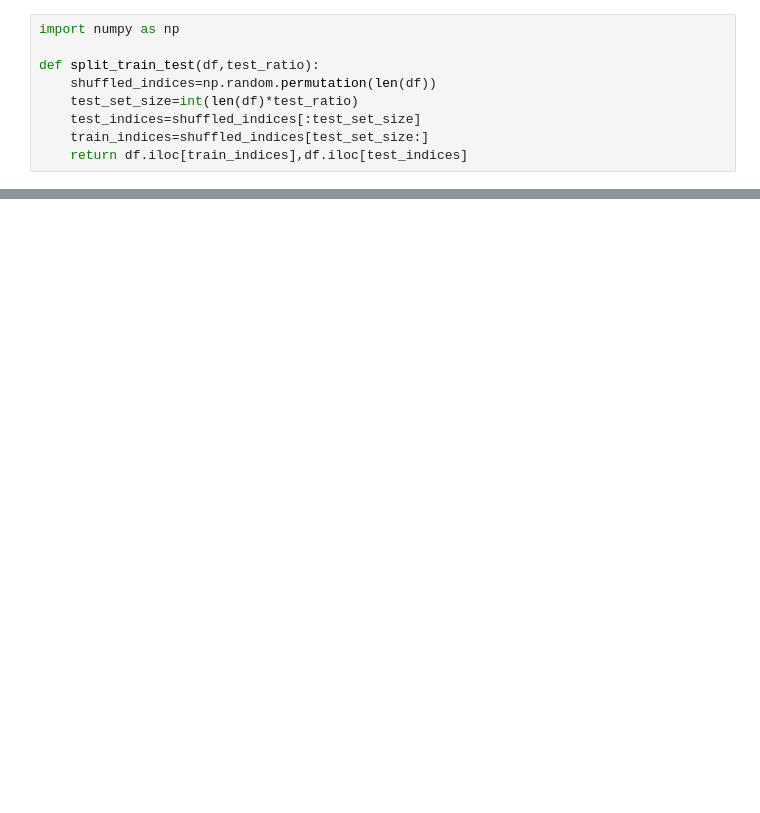
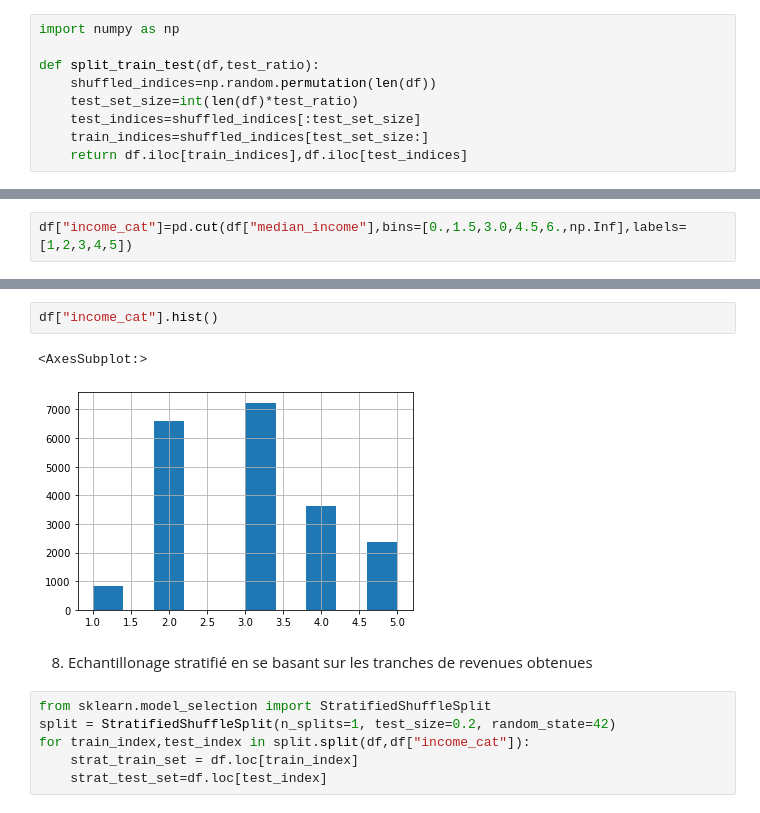
Before and after one commit to AbdoulTDG/python_ml, a Jupyter notebook: Projet_ML.ipynb, the cells around one changed output, grey strips where cells are left out. Saved outputs shown, nothing was run; the diff lists cells and outputs as text; blank space fills up the shorter version.

Commit message:
Creating train and test data

```diff
--- a/Projet_ML.ipynb
+++ b/Projet_ML.ipynb
@@ -137,0 +226,2 @@ train_set,test_set=split_train_test(df,0.2)
+# %%
+df["income_cat"]=pd.cut(df["median_income"],bins=[0.,1.5,3.0,4.5,6.,np.Inf],labels=[1,2,3,4,5])
@@ -137,0 +244,13 @@ train_set,test_set=split_train_test(df,0.2)
+# %%
+df["income_cat"].hist()
+# %% [output]
+<AxesSubplot:>
+[figure, added]
+# %% [markdown]
+8. Echantillonage stratifié en se basant sur les tranches de revenues obtenues
+# %%
+from sklearn.model_selection import StratifiedShuffleSplit
+split = StratifiedShuffleSplit(n_splits=1, test_size=0.2, random_state=42)
+for train_index,test_index in split.split(df,df["income_cat"]):
+    strat_train_set = df.loc[train_index]
+    strat_test_set=df.loc[test_index]
```
Also changed, not shown: parts of 26 cells of this notebook.
